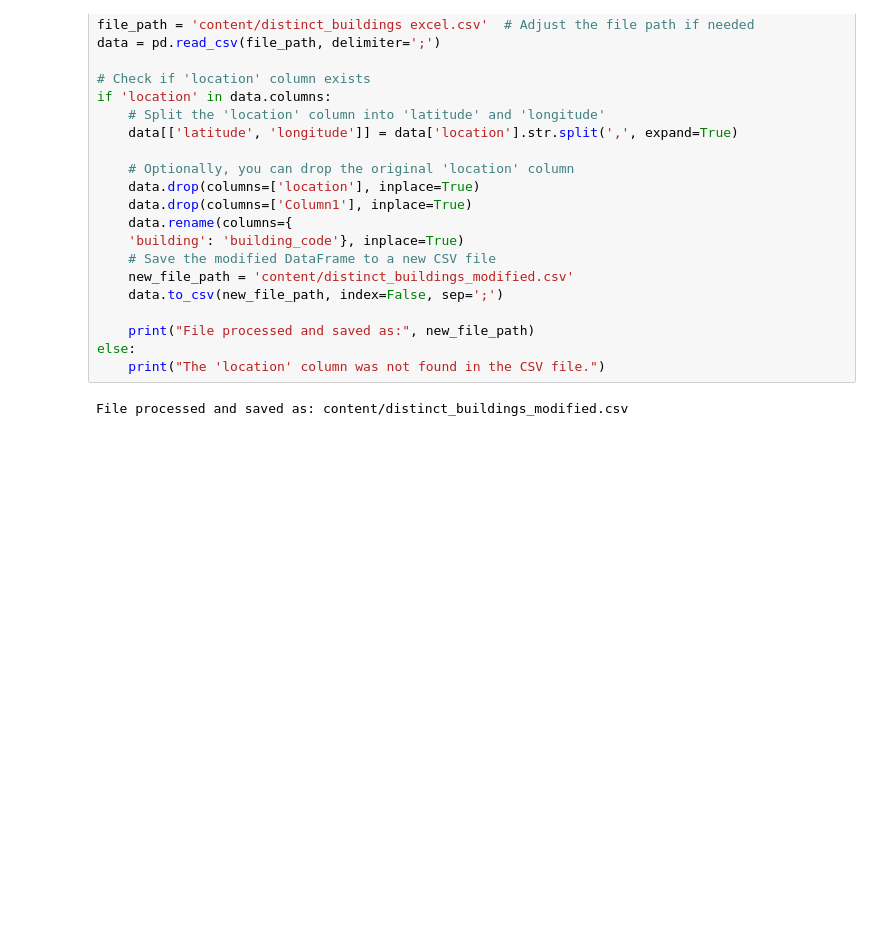
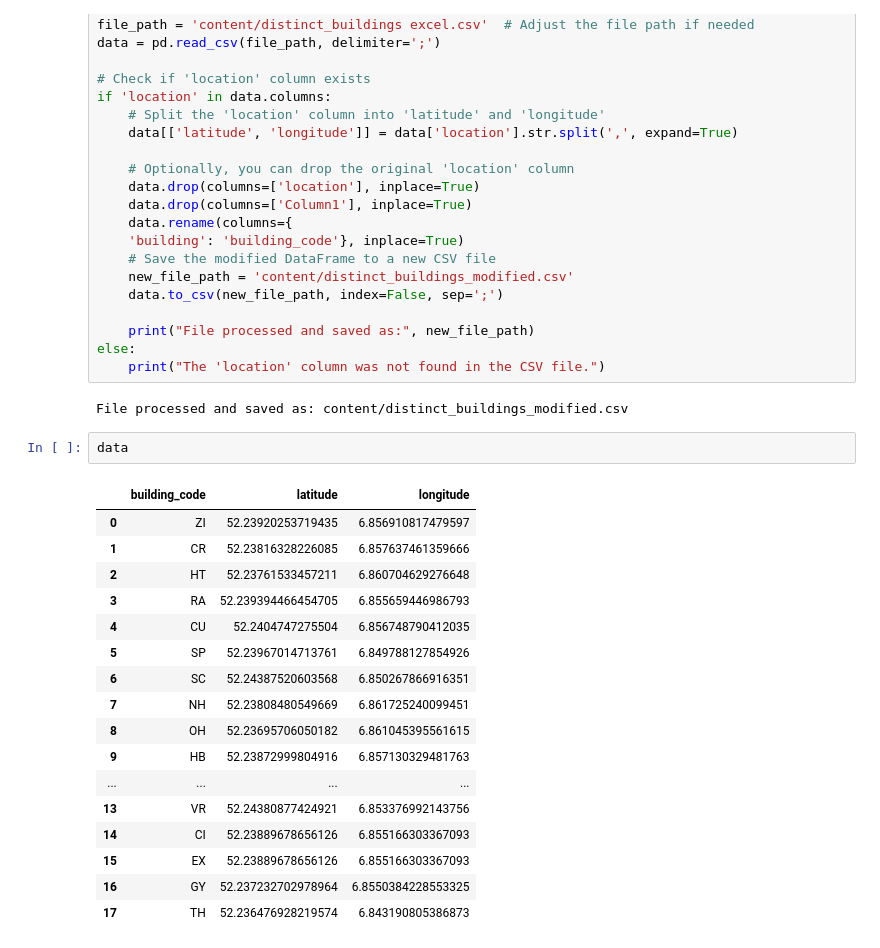
Before and after one commit to LeTartap/DEP-timetables, a Jupyter notebook: dsproj/location stuff.ipynb, the cells around one changed output. Cells and saved outputs as stored; diff of their text form; blank space fills up the shorter version.

```diff
--- a/dsproj/location stuff.ipynb
+++ b/dsproj/location stuff.ipynb
@@ -24,3 +24,23 @@ else:
     print("The 'location' column was not found in the CSV file.")
 # %% [output]
 File processed and saved as: content/distinct_buildings_modified.csv
+# %%
+data
+# %% [output]
+|  | building_code | latitude | longitude |
+| 0 | ZI | 52.23920253719435 | 6.856910817479597 |
+| 1 | CR | 52.23816328226085 | 6.857637461359666 |
+| 2 | HT | 52.23761533457211 | 6.860704629276648 |
+| 3 | RA | 52.239394466454705 | 6.855659446986793 |
+| 4 | CU | 52.2404747275504 | 6.856748790412035 |
+| 5 | SP | 52.23967014713761 | 6.849788127854926 |
+| 6 | SC | 52.24387520603568 | 6.850267866916351 |
+| 7 | NH | 52.23808480549669 | 6.861725240099451 |
+| 8 | OH | 52.23695706050182 | 6.861045395561615 |
+| 9 | HB | 52.23872999804916 | 6.857130329481763 |
+| ... | ... | ... | ... |
+| 13 | VR | 52.24380877424921 | 6.853376992143756 |
+| 14 | CI | 52.23889678656126 | 6.855166303367093 |
+| 15 | EX | 52.23889678656126 | 6.855166303367093 |
+| 16 | GY | 52.237232702978964 | 6.8550384228553325 |
+| 17 | TH | 52.236476928219574 | 6.843190805386873 |
```
Also changed, not shown: parts of 11 cells of this notebook, 2 other files.
